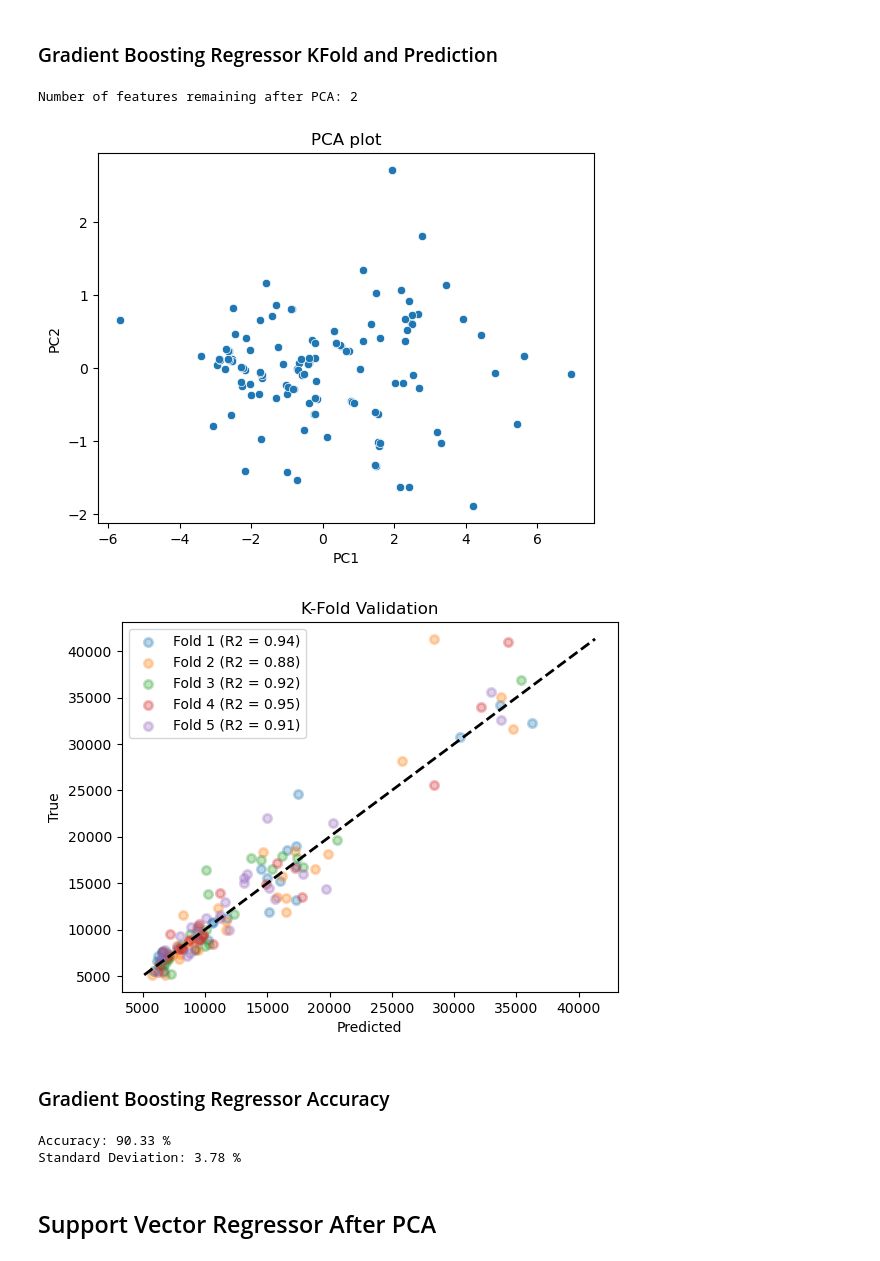
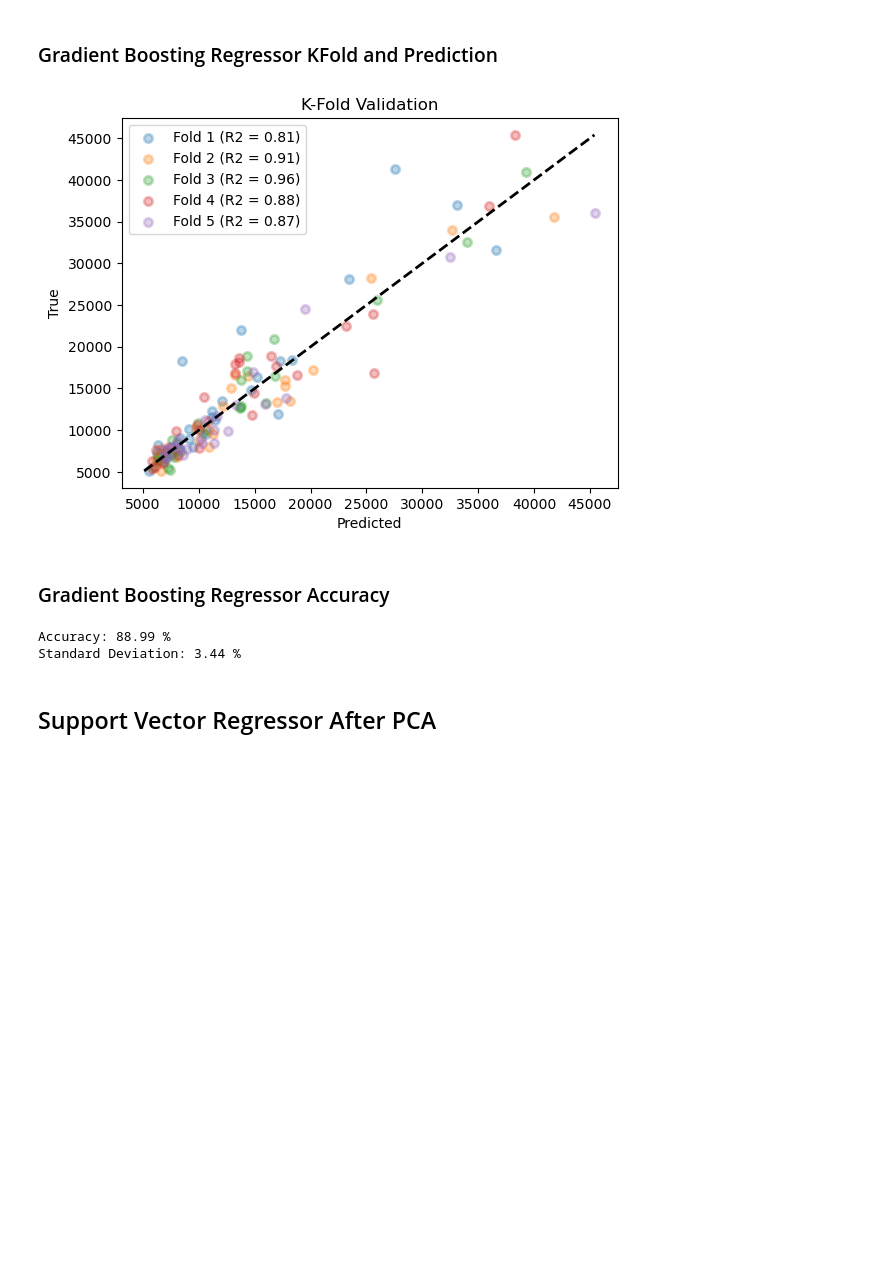
Before and after one commit to MayankTamakuwala/Automobile-Price-Prediction, a Jupyter notebook: project.ipynb, the cells around one changed output. Saved outputs shown, nothing was run; the diff lists cells and outputs as text; code cells hidden in the pictures; blank space fills up the shorter version.

```diff
--- a/project.ipynb
+++ b/project.ipynb
@@ -299,7 +299,7 @@ X = df_train.drop("price", axis=1).values
 y = df_train["price"].values
 feature_names = df_train.drop("price", axis=1).columns.tolist()
 # call model
-model = ensemble.GradientBoostingRegressor()
+model = GradientBoostingRegressor()
 # Importance
 model.fit(X, y)
 importances = model.feature_importances_
@@ -505,20 +509,17 @@ Standard Deviation: 5.19 %
 # %% [markdown]
 ### Gradient Boosting Regressor KFold and Prediction
 # %%
-gradBoost = ensemble.GradientBoostingRegressor()
-X_pca_train, X_pca_test = PCA_with_component(2, X_train=X_train, X_test=X_test)
+gradBoost = GradientBoostingRegressor()
 model_prediction(gradBoost, X_train=X_pca_train, Y_train=y_train, splits=5)
 # %% [output]
-Number of features remaining after PCA: 2
-[figure, old version]
+[figure, new version]
-[figure, removed]
 # %% [markdown]
 ### Gradient Boosting Regressor Accuracy
 # %%
 accuracy_score(gradBoost, X_train=X_pca_train, Y_train=y_train, splits=5)
 # %% [output]
-Accuracy: 90.33 %
-Standard Deviation: 3.78 %
+Accuracy: 88.99 %
+Standard Deviation: 3.44 %
 # %% [markdown]
 ## Support Vector Regressor After PCA
 # %% [markdown]
```
Also changed, not shown: parts of 24 cells of this notebook.
